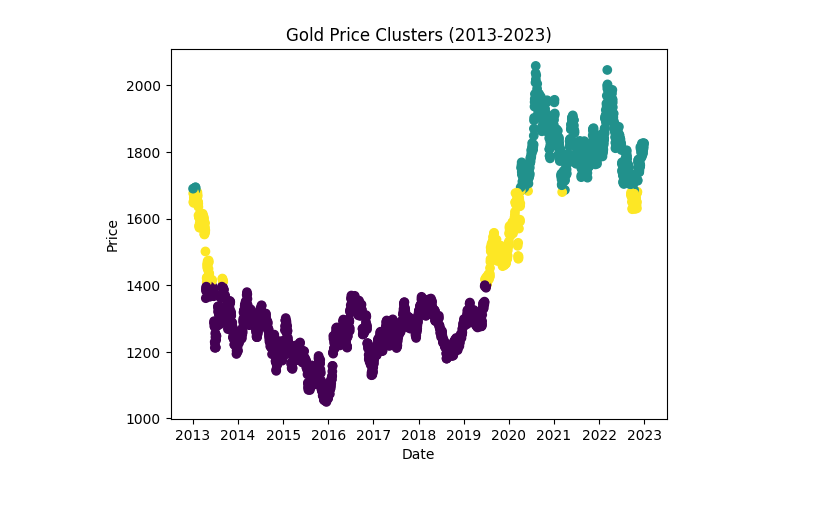
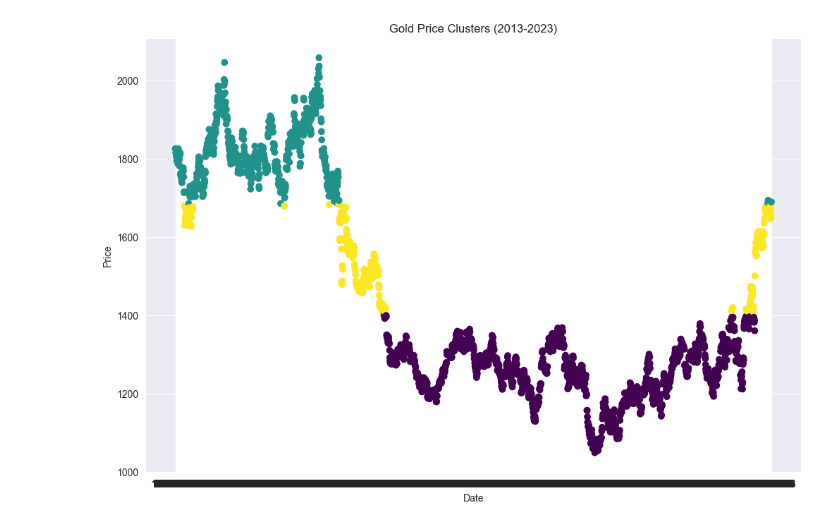
Before and after one commit to liar88828/mechine-learning, a Jupyter notebook: tugas/new_gold/Clustering.ipynb, the cells around one changed output. Saved outputs shown, nothing was run; the diff lists cells and outputs as text; code cells hidden in the pictures; blank space fills up the shorter version.

```diff
--- a/tugas/new_gold/Clustering.ipynb
+++ b/tugas/new_gold/Clustering.ipynb
@@ -65,17 +86,18 @@ plt.show()
 # %%
-
-# Fit K-means with the optimal number of clusters (e.g., 3)
-kmeans = KMeans(n_clusters=3, random_state=42)
-clusters = kmeans.fit_predict(X_scaled)
 
 # Add cluster labels to the original dataframe
 df['Cluster'] = clusters
 
 # Visualize the clusters
-plt.scatter(df['Date'], df['Price'], c=df['Cluster'], cmap='viridis')
+plt.figure(figsize=(12, 8))
+plt.scatter(
+    df['Price'],
+    df['Date'],
+    c=df['Cluster'],
+    cmap='viridis')
 plt.xlabel('Date')
 plt.ylabel('Price')
 plt.title('Gold Price Clusters (2013-2023)')
 plt.show()
 # %% [output]
-[figure, old version]
+[figure, new version]
```
Also changed, not shown: parts of 5 cells of this notebook, 25 other files.
